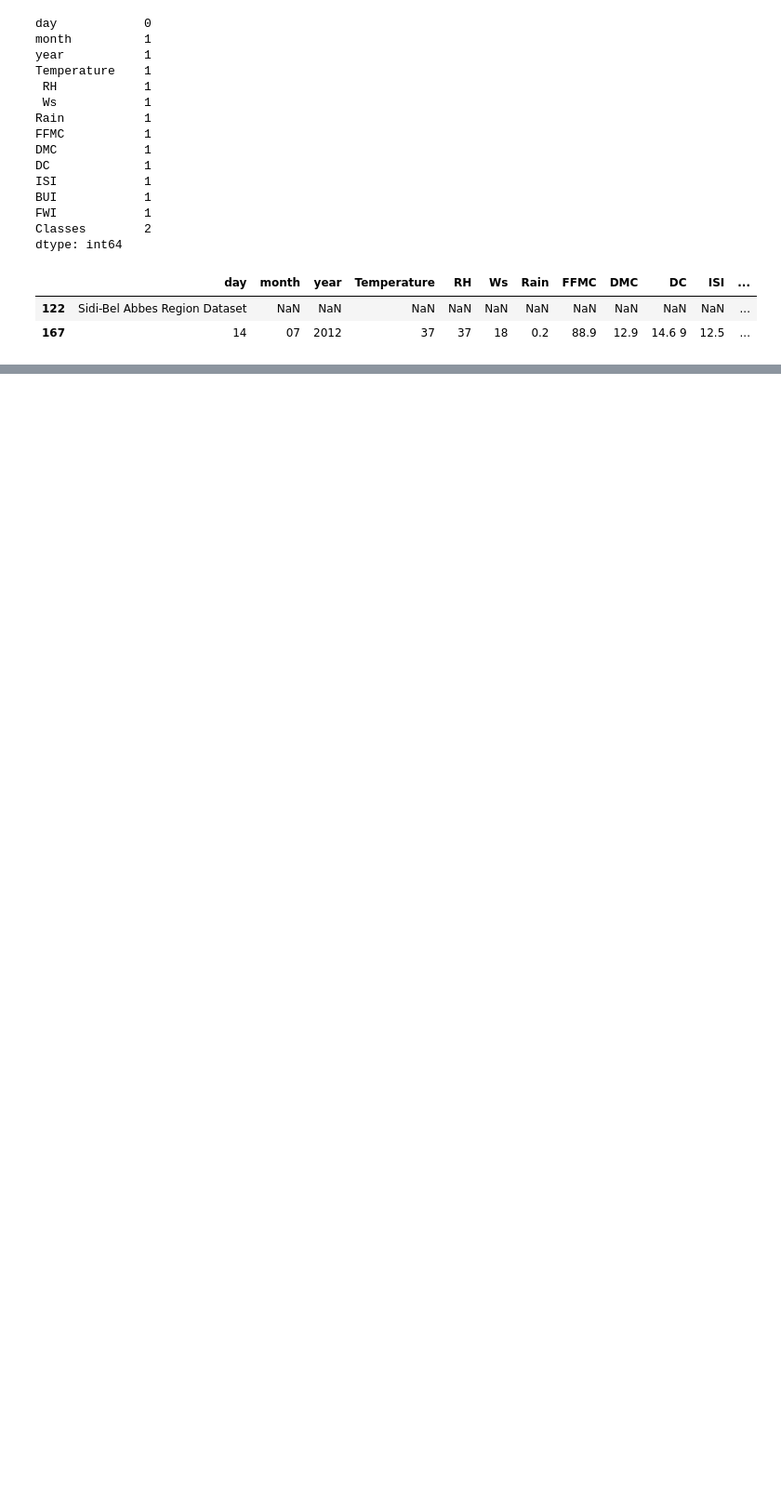
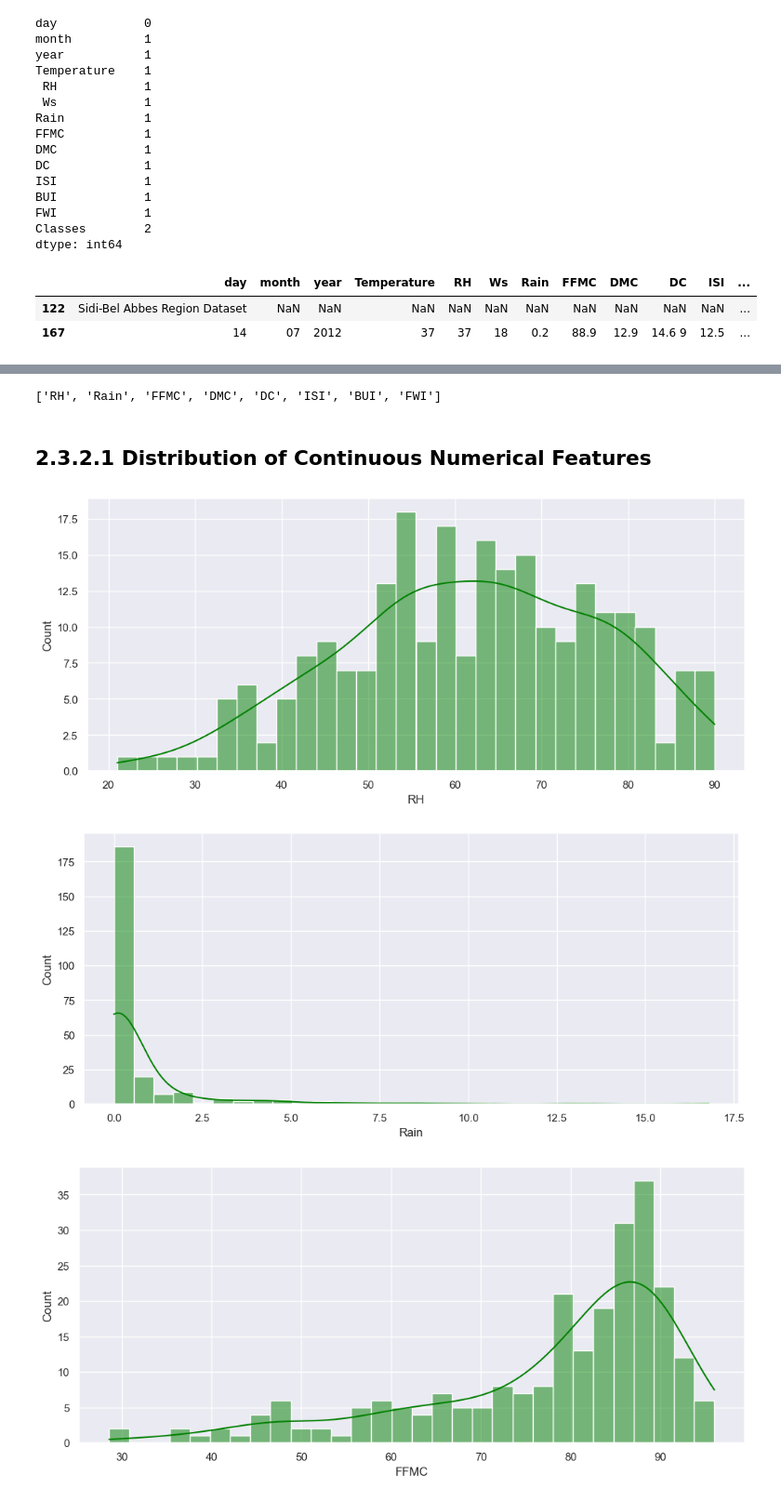
Before and after one commit to AbhisheDATA/Statistics_Practical, a Jupyter notebook: EDA-/EDA(Algerian forest fire).ipynb, the cells around one changed output, grey strips where cells are left out. Shown at 93% size. Cells and saved outputs as stored; diff of their text form; code cells hidden in the pictures; blank space fills up the shorter version.

```diff
--- a/EDA-/EDA(Algerian forest fire).ipynb
+++ b/EDA-/EDA(Algerian forest fire).ipynb
@@ -77,0 +349,16 @@ rows_with_null
+# %%
+continuous_features=[feature for feature in numerical_features if feature not in discrete_features]
+print(continuous_features)
+# %% [output]
+['RH', 'Rain', 'FFMC', 'DMC', 'DC', 'ISI', 'BUI', 'FWI']
+# %% [markdown]
+## 2.3.2.1 Distribution of Continuous Numerical Features
+# %%
+### Checking distribution of Continuous numerical features
+for feature in continuous_features:
+ sns.histplot(data=dataset, x=feature,kde=True, bins=30, color='green')
+ plt.show();
+# %% [output]
+[figure, added]
+[figure, added]
+[figure, added]
```
Also changed, not shown: parts of 57 cells of this notebook.
